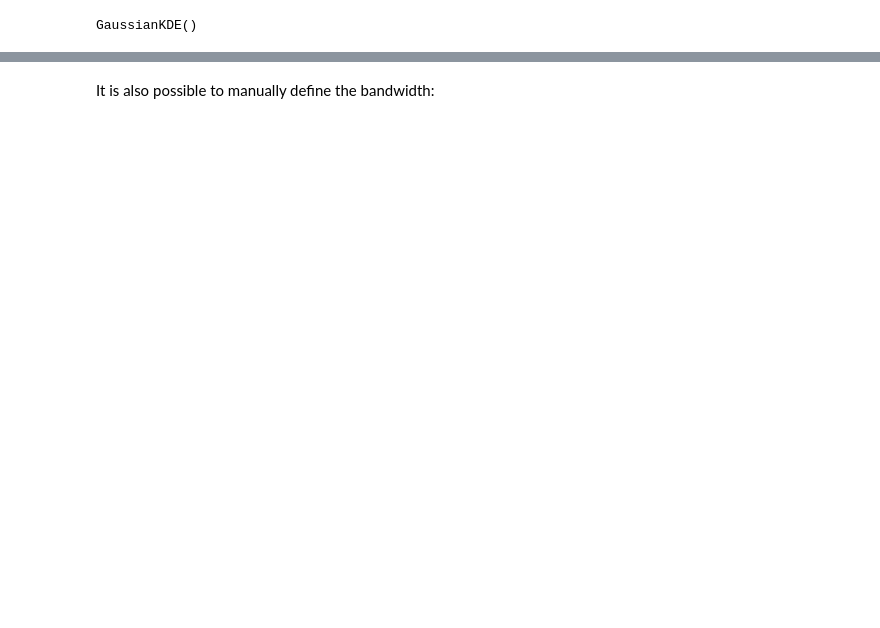
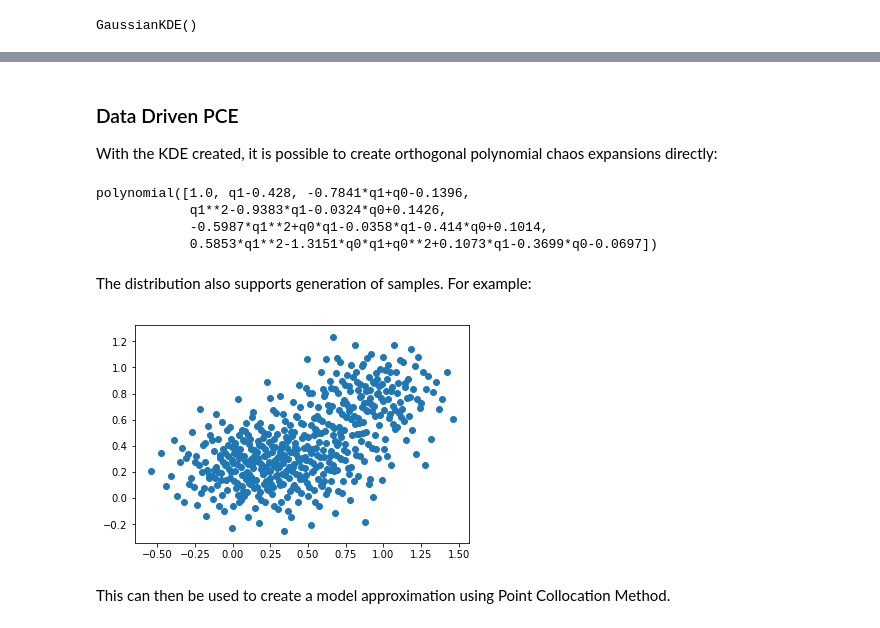
Before and after one commit to eneelo/chaospy, a Jupyter notebook: docs/tutorials/advanced/kernel_density_estimation.ipynb, the cells around one changed output, grey strips where cells are left out. Saved outputs shown, nothing was run; the diff lists cells and outputs as text; code cells hidden in the pictures; blank space fills up the shorter version.

```diff
--- a/docs/tutorials/advanced/kernel_density_estimation.ipynb
+++ b/docs/tutorials/advanced/kernel_density_estimation.ipynb
@@ -23,2 +23,23 @@ pyplot.show()
-# %% [markdown]
-It is also possible to manually define the bandwidth:
+# %% [markdown]
+### Data Driven PCE
+
+With the KDE created, it is possible to create orthogonal polynomial chaos expansions directly:
+# %%
+distribution = chaospy.GaussianKDE(samples)
+expansion = chaospy.orth_chol(2, distribution)
+expansion.round(4)
+# %% [output]
+polynomial([1.0, q1-0.428, -0.7841*q1+q0-0.1396,
+            q1**2-0.9383*q1-0.0324*q0+0.1426,
+            -0.5987*q1**2+q0*q1-0.0358*q1-0.414*q0+0.1014,
+            0.5853*q1**2-1.3151*q0*q1+q0**2+0.1073*q1-0.3699*q0-0.0697])
+# %% [markdown]
+The distribution also supports generation of samples. For example:
+# %%
+samples_ = distribution.sample(500, rule="halton")
+pyplot.scatter(*samples_)
+pyplot.show()
+# %% [output]
+[figure, added]
+# %% [markdown]
+This can then be used to create a model approximation using Point Collocation Method.
```
Also changed, not shown: parts of 10 cells of this notebook.
